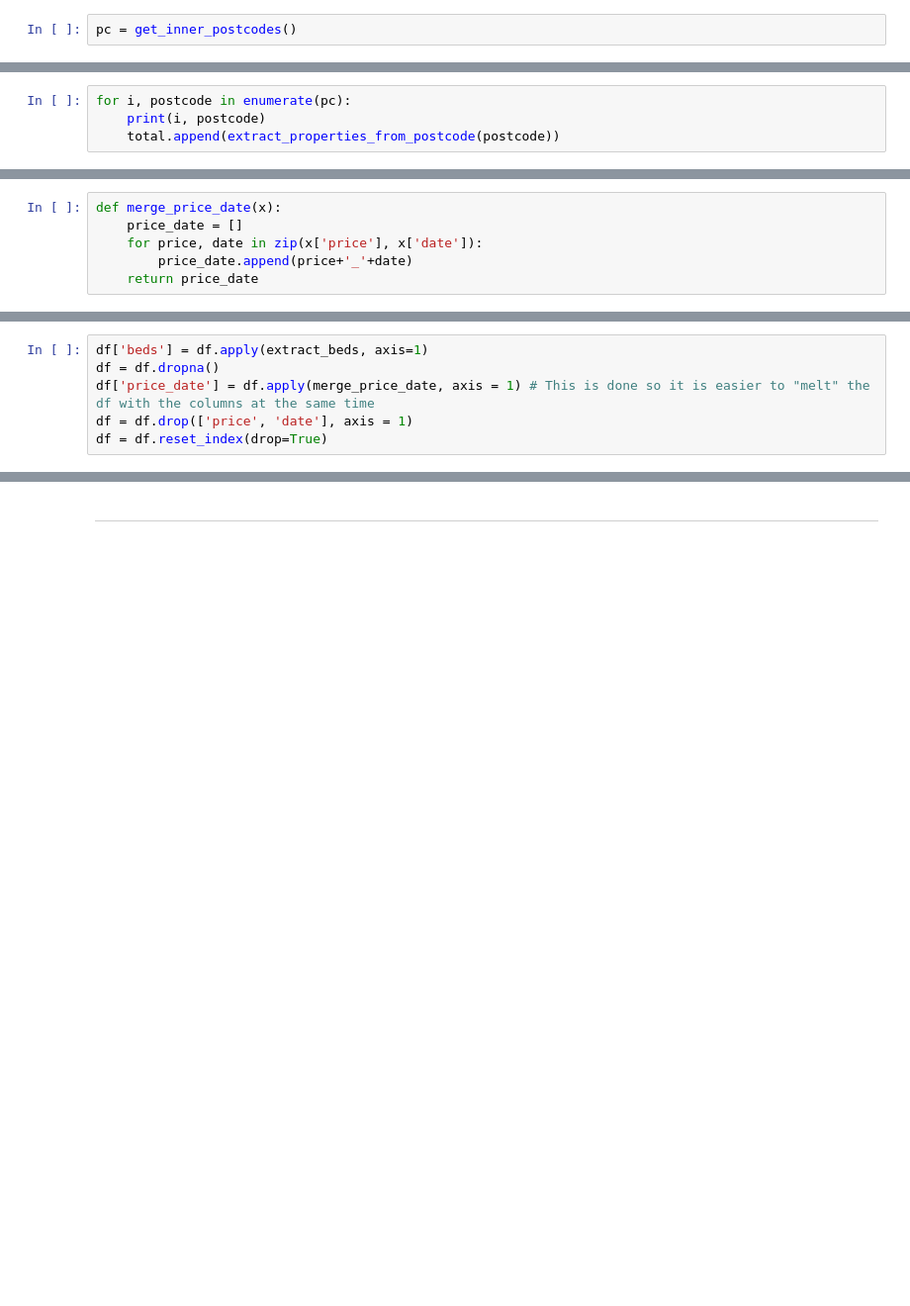
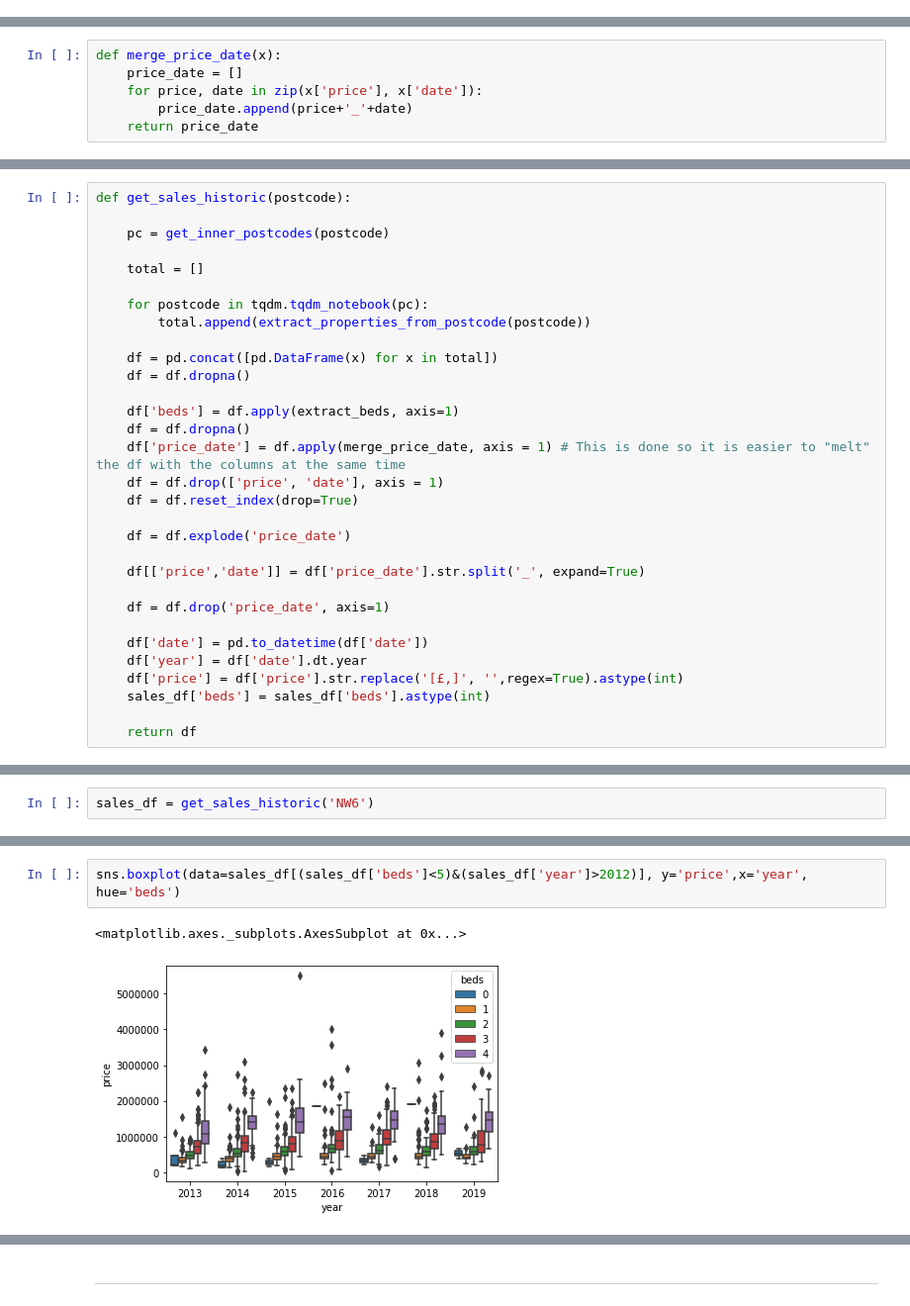
Before and after one commit to angelrureLurtis/LondonNW6, a Jupyter notebook: web_scraping.ipynb, the cells around one changed output, grey strips where cells are left out. Shown at 99% size. Saved outputs shown, nothing was run; the diff lists cells and outputs as text; blank space fills up the shorter version.

```diff
--- a/web_scraping.ipynb
+++ b/web_scraping.ipynb
@@ -134,5 +139,3 @@ def extract_sales_by_row(row):
 
 
     return address, dates, prices, attributes
-# %%
-pc = get_inner_postcodes()
@@ -141,4 +141,0 @@ total = []
-# %%
-for i, postcode in enumerate(pc):
-    print(i, postcode)
-    total.append(extract_properties_from_postcode(postcode))
@@ -191,6 +158,31 @@ def merge_price_date(x):
 # %%
-df['beds'] = df.apply(extract_beds, axis=1)
-df = df.dropna()
-df['price_date'] = df.apply(merge_price_date, axis = 1) # This is done so it is easier to "melt" the df with the columns at the same time
-df = df.drop(['price', 'date'], axis = 1)
-df = df.reset_index(drop=True)
+def get_sales_historic(postcode):
+
+    pc = get_inner_postcodes(postcode)
+
+    total = []
+
+    for postcode in tqdm.tqdm_notebook(pc):
+        total.append(extract_properties_from_postcode(postcode))
+
+    df = pd.concat([pd.DataFrame(x) for x in total])
+    df = df.dropna()
+
+    df['beds'] = df.apply(extract_beds, axis=1)
+    df = df.dropna()
+    df['price_date'] = df.apply(merge_price_date, axis = 1) # This is done so it is easier to "melt" the df with the columns at the same time
+    df = df.drop(['price', 'date'], axis = 1)
+    df = df.reset_index(drop=True)
+
+    df = df.explode('price_date')
+
+    df[['price','date']] = df['price_date'].str.split('_', expand=True)
+
+    df = df.drop('price_date', axis=1)
+
+    df['date'] = pd.to_datetime(df['date'])
+    df['year'] = df['date'].dt.year
+    df['price'] = df['price'].str.replace('[£,]', '',regex=True).astype(int)
+    sales_df['beds'] = sales_df['beds'].astype(int)
+
+    return df
@@ -238,0 +189,2 @@ df
+# %%
+sales_df = get_sales_historic('NW6')
@@ -240,0 +204,5 @@ df.to_csv('nw6_data.csv')
+# %%
+sns.boxplot(data=sales_df[(sales_df['beds']<5)&(sales_df['year']>2012)], y='price',x='year', hue='beds')
+# %% [output]
+<matplotlib.axes._subplots.AxesSubplot at 0x...>
+[figure, added]
```
Also changed, not shown: parts of 87 cells of this notebook, 1 other file.
